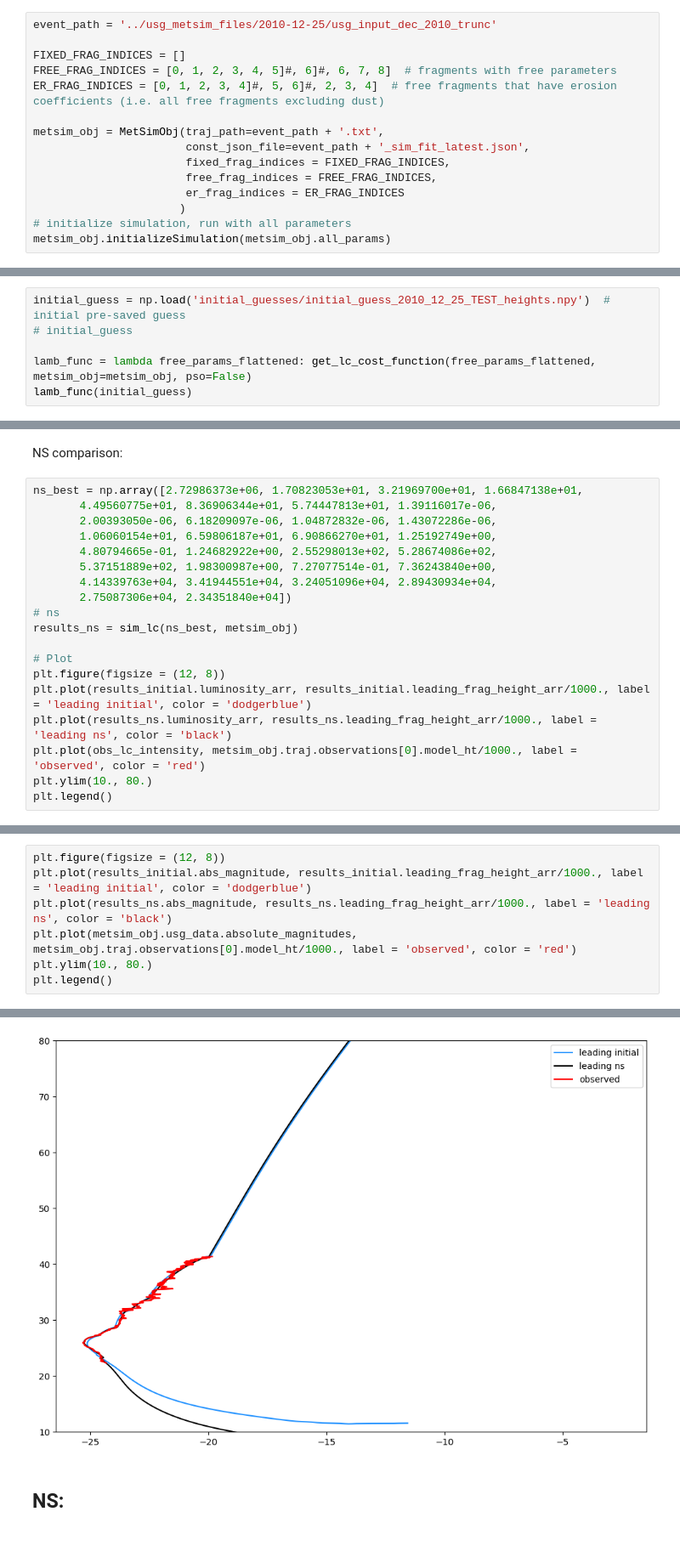
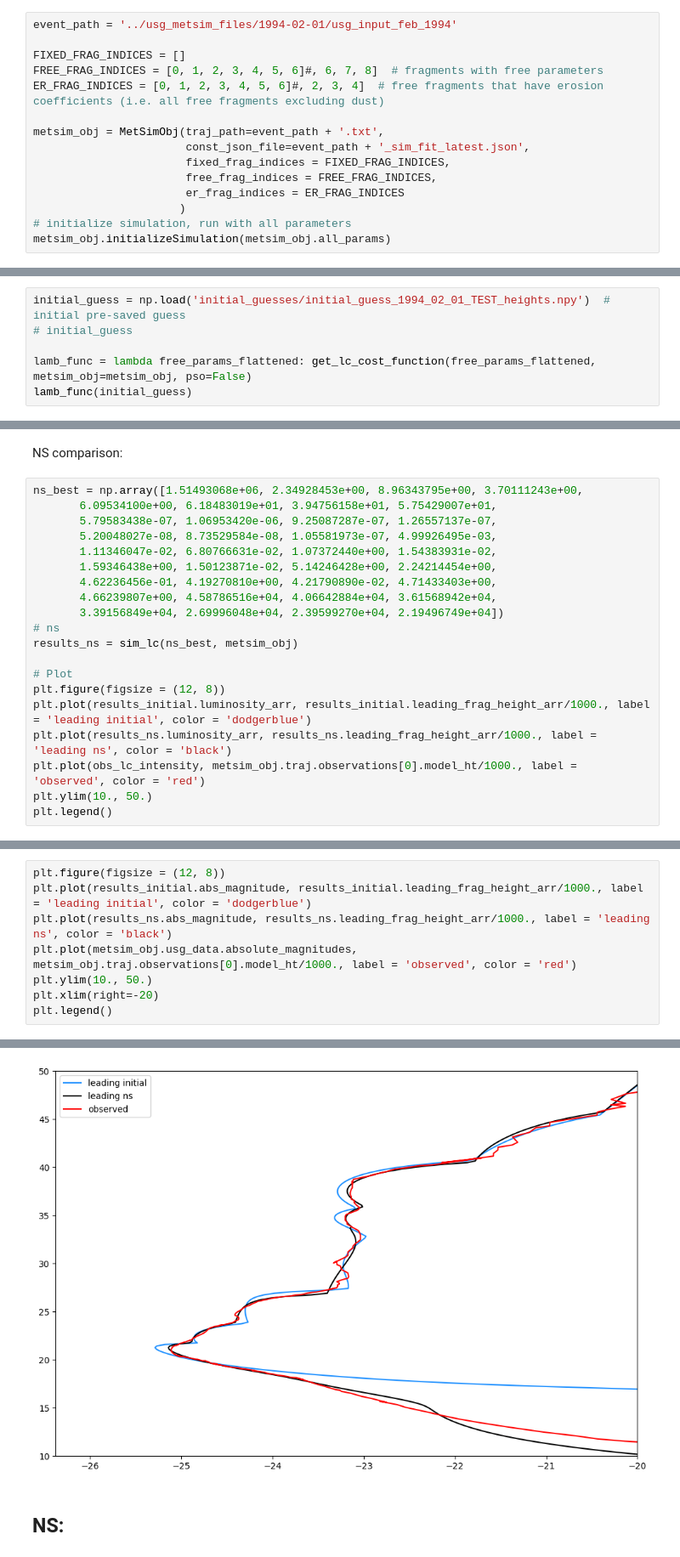
Before and after one commit to ia-chow/Thesis, a Jupyter notebook: physical/metsim_optimization_nested_usg.ipynb, the cells around one changed output, grey strips where cells are left out. Shown at 85% size. Drawn from its saved outputs; the diff is of its cells as text.

```diff
--- a/physical/metsim_optimization_nested_usg.ipynb
+++ b/physical/metsim_optimization_nested_usg.ipynb
@@ -327,11 +327,11 @@ Test with event:
 # metsim_obj_old = MetSimObj_old(traj_path='../usg_metsim_files/1999-01-14/usg_input_jan_1999.txt',
 #                        const_json_file='../usg_metsim_files/1999-01-14/usg_input_jan_1999_sim_fit_latest.json')
 # %%
-event_path = '../usg_metsim_files/2010-12-25/usg_input_dec_2010_trunc'
+event_path = '../usg_metsim_files/1994-02-01/usg_input_feb_1994'
 
 FIXED_FRAG_INDICES = []
-FREE_FRAG_INDICES = [0, 1, 2, 3, 4, 5]#, 6]#, 6, 7, 8]  # fragments with free parameters
-ER_FRAG_INDICES = [0, 1, 2, 3, 4]#, 5, 6]#, 2, 3, 4]  # free fragments that have erosion coefficients (i.e. all free fragments excluding dust)
+FREE_FRAG_INDICES = [0, 1, 2, 3, 4, 5, 6]#, 6, 7, 8]  # fragments with free parameters
+ER_FRAG_INDICES = [0, 1, 2, 3, 4, 5, 6]#, 2, 3, 4]  # free fragments that have erosion coefficients (i.e. all free fragments excluding dust)
 
 metsim_obj = MetSimObj(traj_path=event_path + '.txt',
                        const_json_file=event_path + '_sim_fit_latest.json',
@@ -562,7 +564,7 @@ metsim_obj.free_params
 # # # and to save
 # # # np.save('initial_guess_2004_10_07_TEST_edited.npy', pos)
 # %%
-initial_guess = np.load('initial_guesses/initial_guess_2010_12_25_TEST_heights.npy')  # initial pre-saved guess
+initial_guess = np.load('initial_guesses/initial_guess_1994_02_01_TEST_heights.npy')  # initial pre-saved guess
 # initial_guess
 
 lamb_func = lambda free_params_flattened: get_lc_cost_function(free_params_flattened, metsim_obj=metsim_obj, pso=False)
@@ -650,14 +653,15 @@ plt.legend()
 # %% [markdown]
 NS comparison:
 # %%
-ns_best = np.array([2.72986373e+06, 1.70823053e+01, 3.21969700e+01, 1.66847138e+01,
-       4.49560775e+01, 8.36906344e+01, 5.74447813e+01, 1.39116017e-06,
-       2.00393050e-06, 6.18209097e-06, 1.04872832e-06, 1.43072286e-06,
-       1.06060154e+01, 6.59806187e+01, 6.90866270e+01, 1.25192749e+00,
-       4.80794665e-01, 1.24682922e+00, 2.55298013e+02, 5.28674086e+02,
-       5.37151889e+02, 1.98300987e+00, 7.27077514e-01, 7.36243840e+00,
-       4.14339763e+04, 3.41944551e+04, 3.24051096e+04, 2.89430934e+04,
-       2.75087306e+04, 2.34351840e+04])
+ns_best = np.array([1.51493068e+06, 2.34928453e+00, 8.96343795e+00, 3.70111243e+00,
+       6.09534100e+00, 6.18483019e+01, 3.94756158e+01, 5.75429007e+01,
+       5.79583438e-07, 1.06953420e-06, 9.25087287e-07, 1.26557137e-07,
+       5.20048027e-08, 8.73529584e-08, 1.05581973e-07, 4.99926495e-03,
+       1.11346047e-02, 6.80766631e-02, 1.07372440e+00, 1.54383931e-02,
+       1.59346438e+00, 1.50123871e-02, 5.14246428e+00, 2.24214454e+00,
+       4.62236456e-01, 4.19270810e+00, 4.21790890e-02, 4.71433403e+00,
+       4.66239807e+00, 4.58786516e+04, 4.06642884e+04, 3.61568942e+04,
+       3.39156849e+04, 2.69996048e+04, 2.39599270e+04, 2.19496749e+04])
 # ns
 results_ns = sim_lc(ns_best, metsim_obj)
 
@@ -666,7 +670,7 @@ plt.figure(figsize = (12, 8))
 plt.plot(results_initial.luminosity_arr, results_initial.leading_frag_height_arr/1000., label = 'leading initial', color = 'dodgerblue')
 plt.plot(results_ns.luminosity_arr, results_ns.leading_frag_height_arr/1000., label = 'leading ns', color = 'black')
 plt.plot(obs_lc_intensity, metsim_obj.traj.observations[0].model_ht/1000., label = 'observed', color = 'red')
-plt.ylim(10., 80.)
+plt.ylim(10., 50.)
 plt.legend()
 # %% [output]
 <matplotlib.legend.Legend at 0x...>
@@ -674,13 +678,14 @@ plt.legend()
 # %%
 plt.figure(figsize = (12, 8))
 plt.plot(results_initial.abs_magnitude, results_initial.leading_frag_height_arr/1000., label = 'leading initial', color = 'dodgerblue')
 plt.plot(results_ns.abs_magnitude, results_ns.leading_frag_height_arr/1000., label = 'leading ns', color = 'black')
 plt.plot(metsim_obj.usg_data.absolute_magnitudes, metsim_obj.traj.observations[0].model_ht/1000., label = 'observed', color = 'red')
-plt.ylim(10., 80.)
+plt.ylim(10., 50.)
+plt.xlim(right=-20)
 plt.legend()
 # %% [output]
 <matplotlib.legend.Legend at 0x...>
-[figure, old version]
+[figure, new version]
 # %% [markdown]
 ## NS:
 # %% [markdown]
```
Also changed, not shown: parts of 23 cells of this notebook, 22 other files.
